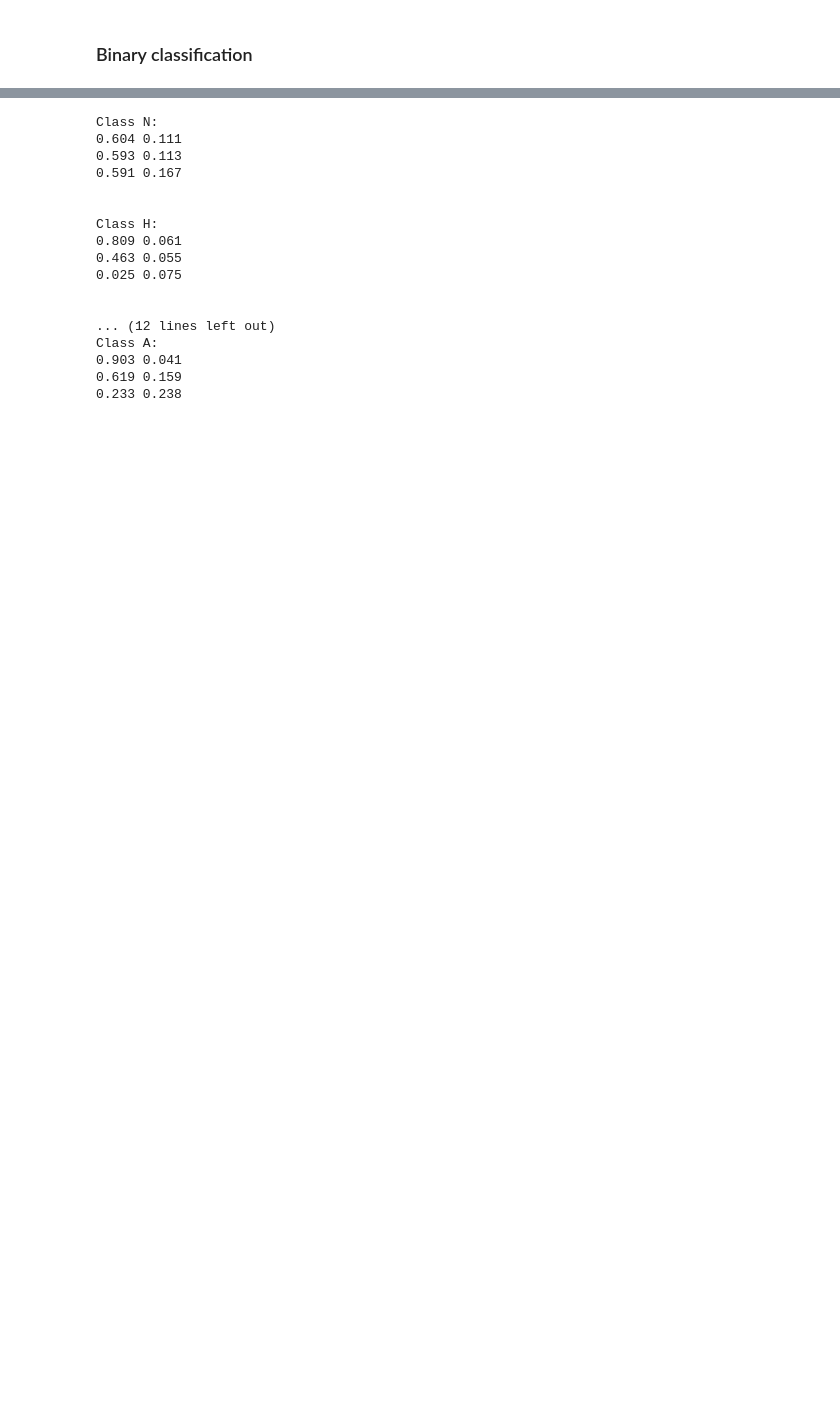
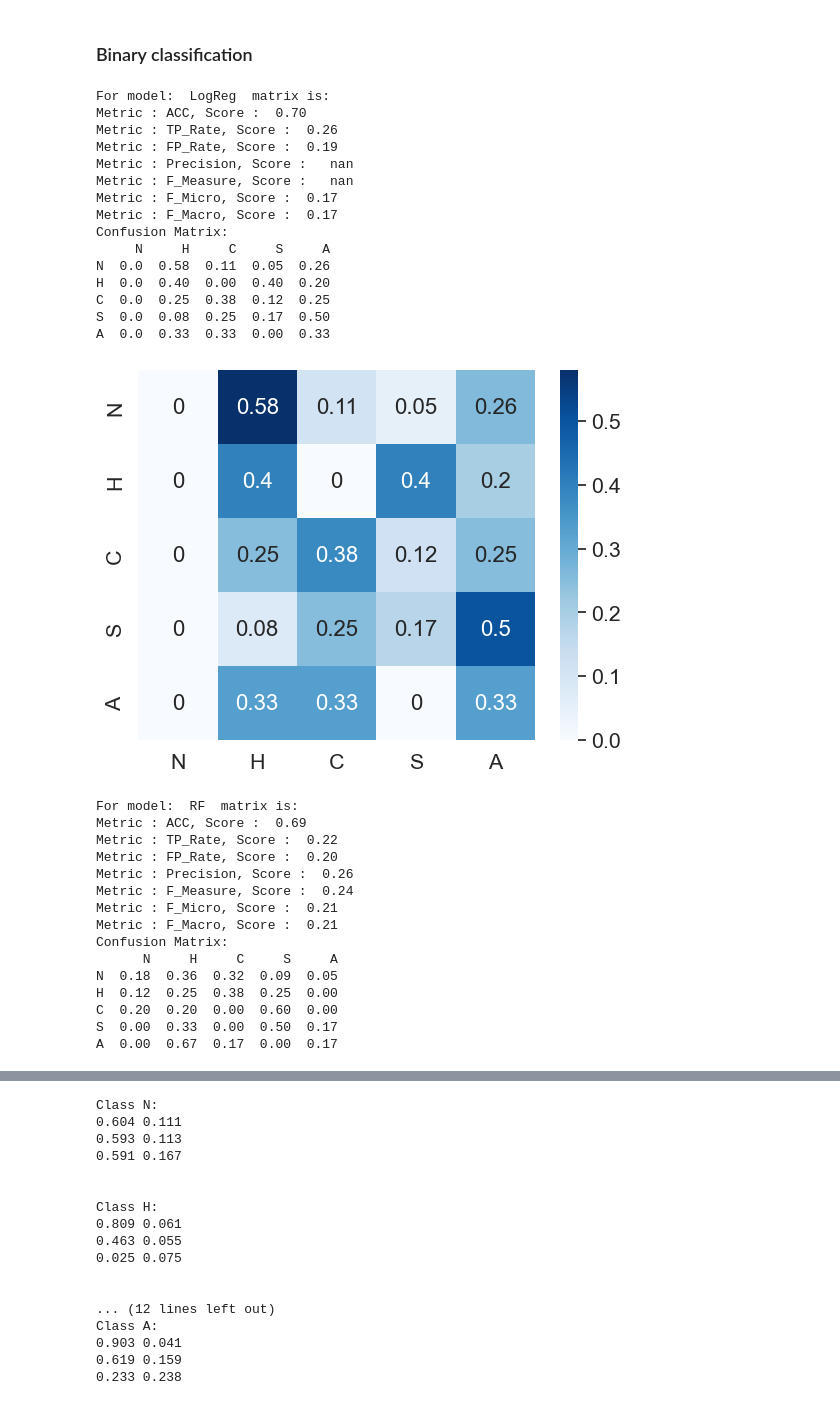
Before and after one commit to lacekaa/erkd, a Jupyter notebook: data_analysis_free_text.ipynb, the cells around one changed output, grey strips where cells are left out. Cells and saved outputs as stored; diff of their text form; code cells hidden in the pictures; blank space fills up the shorter version.

Commit message:
implement for loop, iterating all models
TODO: train on different value (current d1xx)

```diff
--- a/data_analysis_free_text.ipynb
+++ b/data_analysis_free_text.ipynb
@@ -432,11 +462,12 @@ for i in range(len(classifiers)):
     print(classifiers_name[i])
     for j in range(10):
         model = classifiers[i]
-        scores = model_selection.cross_val_score(model, X=data_free_filter, y=label_free, cv=10, n_jobs=1, scoring='f1_micro')
+        scores = model_selection.cross_val_score(model, X=data_free_filter, y=label_free, cv=10, n_jobs=1,
+                                                 scoring='f1_micro')
         model_scores_micro[classifiers_name[i]] += list(scores)
     mean = np.nanmean(model_scores_micro[classifiers_name[i]])
     std = np.nanstd(model_scores_micro[classifiers_name[i]])
-    model_scores_micro[classifiers_name[i]] = [mean,std]
+    model_scores_micro[classifiers_name[i]] = [mean, std]
 
 model_scores_micro
 # %% [output]
@@ -459,11 +490,12 @@ for i in range(len(classifiers)):
     print(classifiers_name[i])
     for j in range(10):
         model = classifiers[i]
-        scores = model_selection.cross_val_score(model, X=data_free_filter, y=label_free, cv=10, n_jobs=1, scoring='f1_macro')
+        scores = model_selection.cross_val_score(model, X=data_free_filter, y=label_free, cv=10, n_jobs=1,
+                                                 scoring='f1_macro')
         model_scores_macro[classifiers_name[i]] += list(scores)
     mean = np.nanmean(model_scores_macro[classifiers_name[i]])
     std = np.nanstd(model_scores_macro[classifiers_name[i]])
-    model_scores_macro[classifiers_name[i]] = [mean,std]
+    model_scores_macro[classifiers_name[i]] = [mean, std]
 
 model_scores_macro
 # %% [output]
@@ -480,15 +527,16 @@ MLP
 # %% [markdown]
 #### Best multi-class model
 # %%
-best_model = 'XGB'
-X_train, X_test, Y_train, Y_test = train_test_split(data_free_filter, label_free, test_size=0.2)
+def iterate_all_models(model_name):
+    best_model = model_name
+    X_train, X_test, Y_train, Y_test = train_test_split(data_free_filter, label_free, test_size=0.2)
 
-scaler = MinMaxScaler()
-X_train = scaler.fit_transform(X_train)
-X_test = scaler.transform(X_test)
+    scaler = MinMaxScaler()
+    X_train = scaler.fit_transform(X_train)
+    X_test = scaler.transform(X_test)
 
-model = classifiers[classifiers_name.index(best_model)]
-model.fit(X_train, Y_train)
+    model = classifiers[classifiers_name.index(best_model)]
+    model.fit(X_train, Y_train)
 
-performance_metrics = compute_metrics(model, X_test, Y_test, show=True)
-plot_confusion_matrix(performance_metrics["Confusion Matrix"])
+    performance_metrics = compute_metrics(model, X_test, Y_test, show=True)
+    plot_confusion_matrix(performance_metrics["Confusion Matrix"])
@@ -511,2 +543,42 @@ A  0.29  0.14  0.14  0.00  0.43
 # %% [markdown]
 ### Binary classification
+# %%
+# run all probabilities
+
+model_names = ['LogReg', 'RF', 'XGB', 'SVM', 'MLP']
+
+for model_name in model_names:
+    print("For model: ", model_name, " matrix is:")
+    iterate_all_models(model_name)
+# %% [output]
+For model:  LogReg  matrix is:
+Metric : ACC, Score :  0.70
+Metric : TP_Rate, Score :  0.26
+Metric : FP_Rate, Score :  0.19
+Metric : Precision, Score :   nan
+Metric : F_Measure, Score :   nan
+Metric : F_Micro, Score :  0.17
+Metric : F_Macro, Score :  0.17
+Confusion Matrix:
+     N     H     C     S     A
+N  0.0  0.58  0.11  0.05  0.26
+H  0.0  0.40  0.00  0.40  0.20
+C  0.0  0.25  0.38  0.12  0.25
+S  0.0  0.08  0.25  0.17  0.50
+A  0.0  0.33  0.33  0.00  0.33
+[figure, added]
+For model:  RF  matrix is:
+Metric : ACC, Score :  0.69
+Metric : TP_Rate, Score :  0.22
+Metric : FP_Rate, Score :  0.20
+Metric : Precision, Score :  0.26
+Metric : F_Measure, Score :  0.24
+Metric : F_Micro, Score :  0.21
+Metric : F_Macro, Score :  0.21
+Confusion Matrix:
+      N     H     C     S     A
+N  0.18  0.36  0.32  0.09  0.05
+H  0.12  0.25  0.38  0.25  0.00
+C  0.20  0.20  0.00  0.60  0.00
+S  0.00  0.33  0.00  0.50  0.17
+A  0.00  0.67  0.17  0.00  0.17
```
Also changed, not shown: parts of 33 cells of this notebook, 1 other file.
